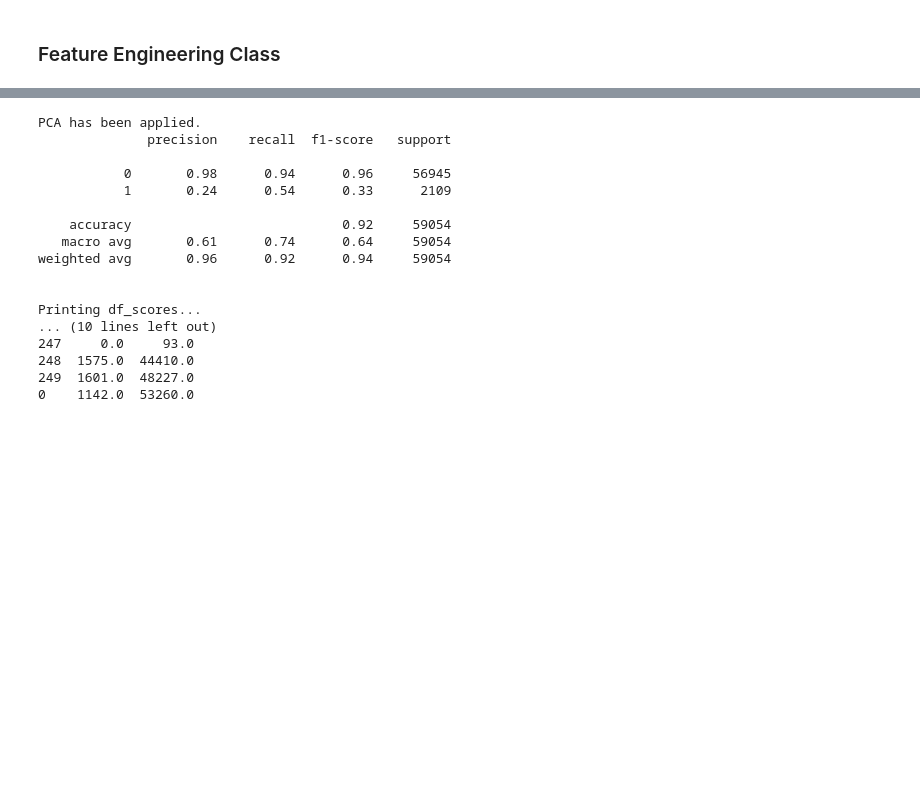
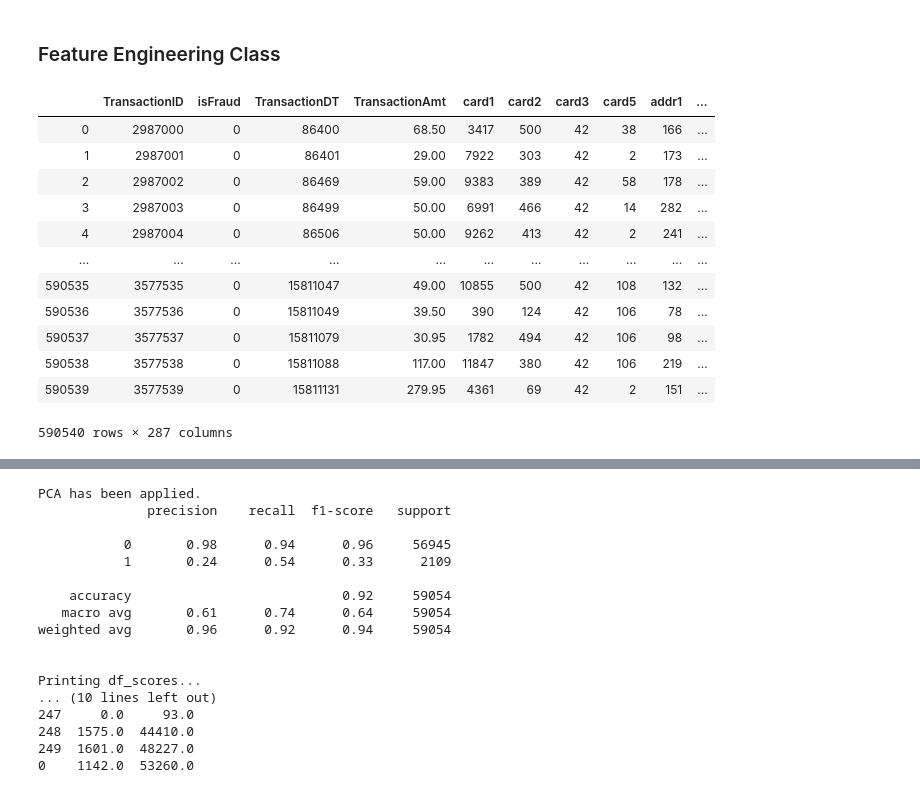
Before and after one commit to kirahman2/fraud_detection, a Jupyter notebook: Fraud Detection EDA.ipynb, the cells around one changed output, grey strips where cells are left out. Saved outputs shown, nothing was run; the diff lists cells and outputs as text; code cells hidden in the pictures; blank space fills up the shorter version.

```diff
--- a/Fraud Detection EDA.ipynb
+++ b/Fraud Detection EDA.ipynb
@@ -499,6 +446,22 @@ model_results_final
 # addresses puts them at higher risk for fraud.
 # %% [markdown]
 ### Feature Engineering Class
+# %%
+fe.df_feat
+# %% [output]
+|  | TransactionID | isFraud | TransactionDT | TransactionAmt | card1 | card2 | card3 | card5 | addr1 | ... |
+| 0 | 2987000 | 0 | 86400 | 68.50 | 3417 | 500 | 42 | 38 | 166 | ... |
+| 1 | 2987001 | 0 | 86401 | 29.00 | 7922 | 303 | 42 | 2 | 173 | ... |
+| 2 | 2987002 | 0 | 86469 | 59.00 | 9383 | 389 | 42 | 58 | 178 | ... |
+| 3 | 2987003 | 0 | 86499 | 50.00 | 6991 | 466 | 42 | 14 | 282 | ... |
+| 4 | 2987004 | 0 | 86506 | 50.00 | 9262 | 413 | 42 | 2 | 241 | ... |
+| ... | ... | ... | ... | ... | ... | ... | ... | ... | ... | ... |
+| 590535 | 3577535 | 0 | 15811047 | 49.00 | 10855 | 500 | 42 | 108 | 132 | ... |
+| 590536 | 3577536 | 0 | 15811049 | 39.50 | 390 | 124 | 42 | 106 | 78 | ... |
+| 590537 | 3577537 | 0 | 15811079 | 30.95 | 1782 | 494 | 42 | 106 | 98 | ... |
+| 590538 | 3577538 | 0 | 15811088 | 117.00 | 11847 | 380 | 42 | 106 | 219 | ... |
+| 590539 | 3577539 | 0 | 15811131 | 279.95 | 4361 | 69 | 42 | 2 | 151 | ... |
+590540 rows × 287 columns
 # %%
 class FeatureEngineering():
     '''create new features for columns without ordinal values'''
```
Also changed, not shown: parts of 12 cells of this notebook.
